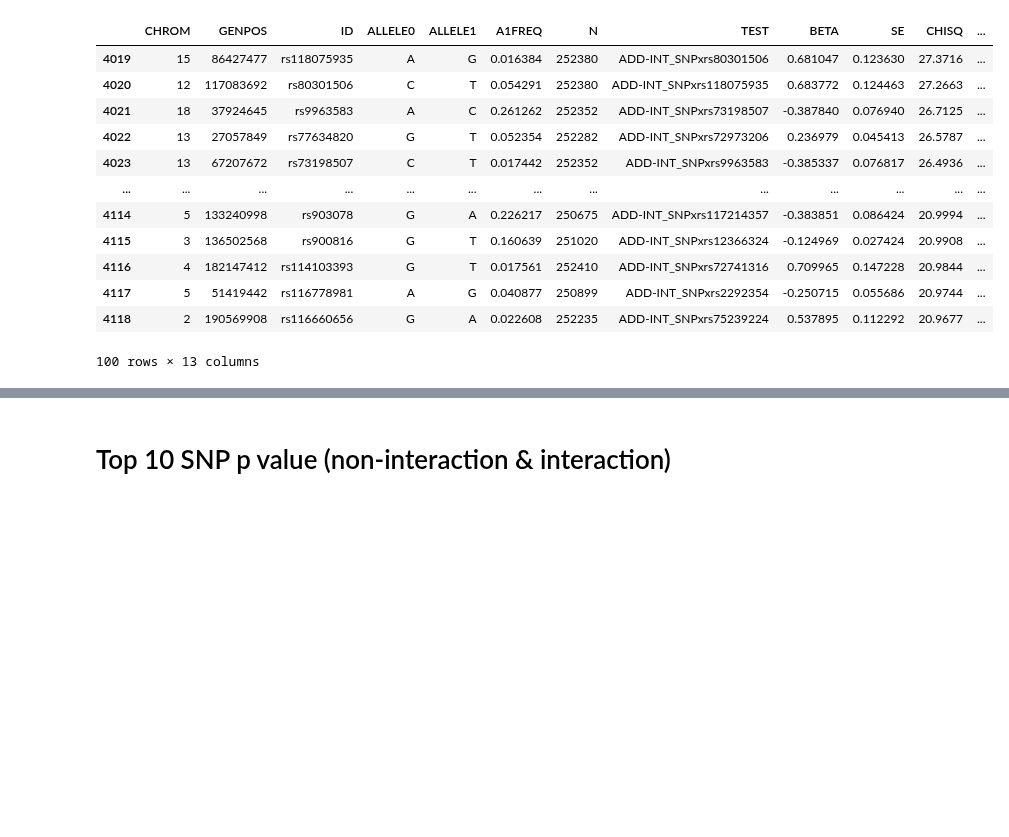
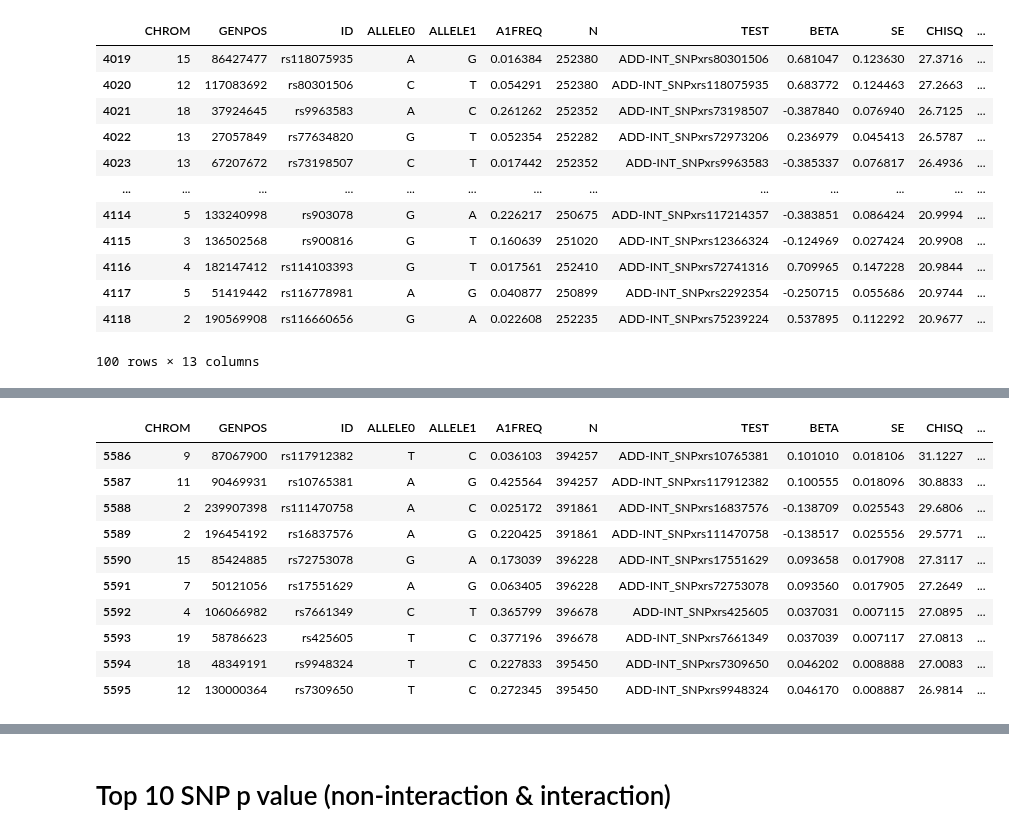
Before and after one commit to statgenetics/UKBB_GWAS_dev, a Jupyter notebook: analysis/regenie_interaction/interaction_python.ipynb, the cells around one changed output, grey strips where cells are left out. Drawn from its saved outputs; the diff is of its cells as text; code cells hidden in the pictures; blank space fills up the shorter version.

```diff
--- a/analysis/regenie_interaction/interaction_python.ipynb
+++ b/analysis/regenie_interaction/interaction_python.ipynb
@@ -3859,0 +3890,30 @@ topinteractionterm
+# %%
+# f2257
+import pandas as pd
+import os
+filelist0 = os.listdir("/home/gl2776/project/guangyou/interaction/newv/112621_f2257/cache")
+filelist = []
+for file in filelist0:
+    if file.endswith("regenie.gz"):
+        filelist.append(os.path.join("/home/gl2776/project/guangyou/interaction/newv/112621_f2257/cache", file))
+df = pd.read_csv(filelist[0],compression = "gzip",header=0,sep=" ")
+topinteractionterm = pd.DataFrame(columns=df.columns)
+k = 100
+for file in filelist:
+    tmp = pd.read_csv(file,compression = "gzip",header=0,sep=" ")
+    tmp = pd.concat([tmp[tmp["TEST"].str.startswith("ADD-INT_SNPx")],topinteractionterm],axis=0,ignore_index=True)
+    topinteractionterm = tmp.sort_values("LOG10P",ascending=False).head(k)
+topinteractionterm.to_csv("/home/gl2776/project/guangyou/interaction/newv/112621_f2257/cache/f2257.interactionterm.top"+str(k)+".stat.regenie",sep="\t",index=False)
+topinteractionterm.head(10)
+# %% [output]
+|  | CHROM | GENPOS | ID | ALLELE0 | ALLELE1 | A1FREQ | N | TEST | BETA | SE | CHISQ | ... |
+| 5586 | 9 | 87067900 | rs117912382 | T | C | 0.036103 | 394257 | ADD-INT_SNPxrs10765381 | 0.101010 | 0.018106 | 31.1227 | ... |
+| 5587 | 11 | 90469931 | rs10765381 | A | G | 0.425564 | 394257 | ADD-INT_SNPxrs117912382 | 0.100555 | 0.018096 | 30.8833 | ... |
+| 5588 | 2 | 239907398 | rs111470758 | A | C | 0.025172 | 391861 | ADD-INT_SNPxrs16837576 | -0.138709 | 0.025543 | 29.6806 | ... |
+| 5589 | 2 | 196454192 | rs16837576 | A | G | 0.220425 | 391861 | ADD-INT_SNPxrs111470758 | -0.138517 | 0.025556 | 29.5771 | ... |
+| 5590 | 15 | 85424885 | rs72753078 | G | A | 0.173039 | 396228 | ADD-INT_SNPxrs17551629 | 0.093658 | 0.017908 | 27.3117 | ... |
+| 5591 | 7 | 50121056 | rs17551629 | A | G | 0.063405 | 396228 | ADD-INT_SNPxrs72753078 | 0.093560 | 0.017905 | 27.2649 | ... |
+| 5592 | 4 | 106066982 | rs7661349 | C | T | 0.365799 | 396678 | ADD-INT_SNPxrs425605 | 0.037031 | 0.007115 | 27.0895 | ... |
+| 5593 | 19 | 58786623 | rs425605 | T | C | 0.377196 | 396678 | ADD-INT_SNPxrs7661349 | 0.037039 | 0.007117 | 27.0813 | ... |
+| 5594 | 18 | 48349191 | rs9948324 | T | C | 0.227833 | 395450 | ADD-INT_SNPxrs7309650 | 0.046202 | 0.008888 | 27.0083 | ... |
+| 5595 | 12 | 130000364 | rs7309650 | T | C | 0.272345 | 395450 | ADD-INT_SNPxrs9948324 | 0.046170 | 0.008887 | 26.9814 | ... |
```
Also changed, not shown: parts of 10 cells of this notebook.
